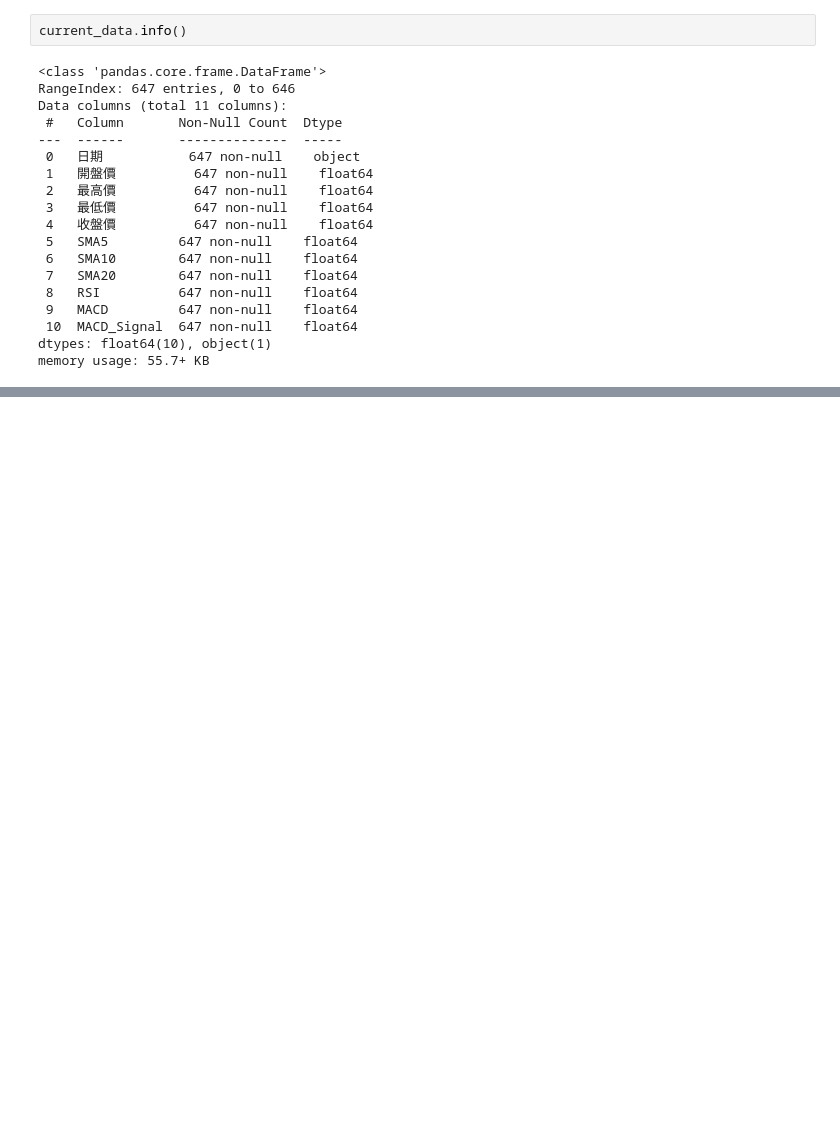
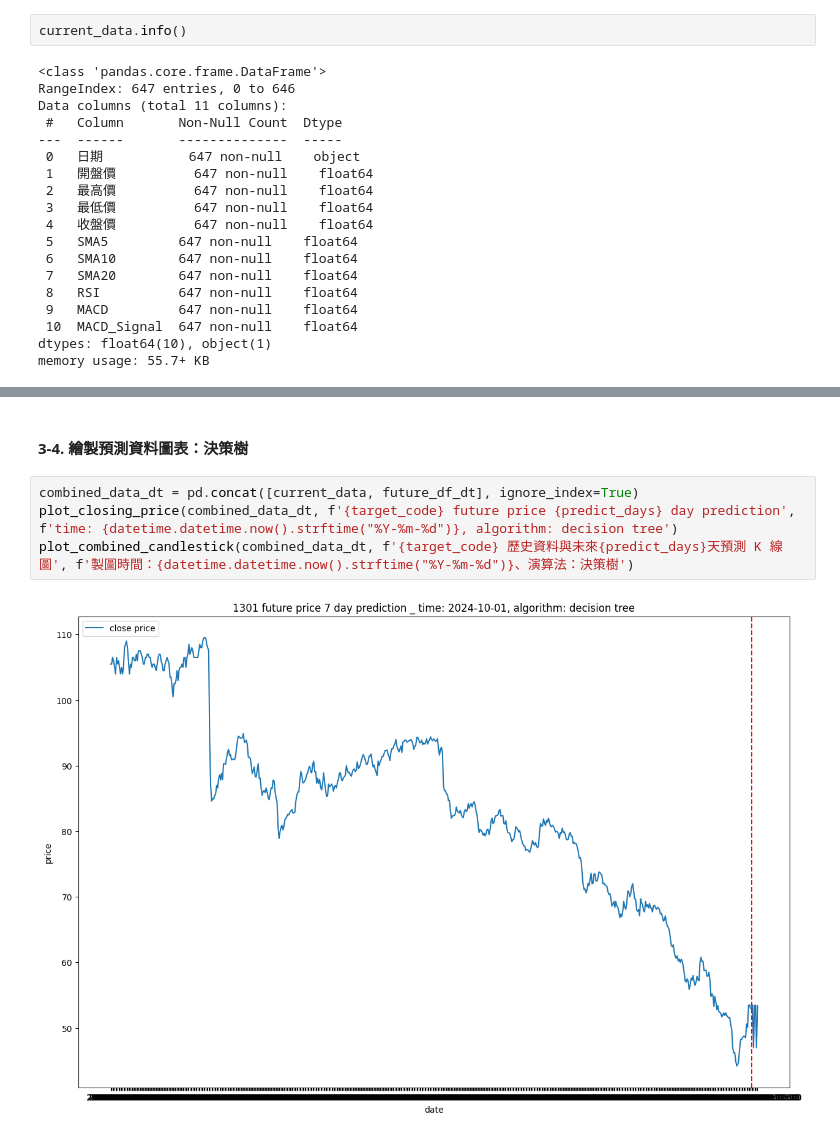
Before and after one commit to aki168/113-financial-big-data-analysis, a Jupyter notebook: week3.ipynb, the cells around one changed output, grey strips where cells are left out. Drawn from its saved outputs; the diff is of its cells as text; blank space fills up the shorter version.

```diff
--- a/week3.ipynb
+++ b/week3.ipynb
@@ -365,0 +444,8 @@ plot_combined_candlestick(combined_data, f'{target_code} 歷史資料與未來{p
+# %% [markdown]
+#### 3-4. 繪製預測資料圖表：決策樹
+# %%
+combined_data_dt = pd.concat([current_data, future_df_dt], ignore_index=True)
+plot_closing_price(combined_data_dt, f'{target_code} future price {predict_days} day prediction', f'time: {datetime.datetime.now().strftime("%Y-%m-%d")}, algorithm: decision tree')
+plot_combined_candlestick(combined_data_dt, f'{target_code} 歷史資料與未來{predict_days}天預測 K 線圖', f'製圖時間：{datetime.datetime.now().strftime("%Y-%m-%d")}、演算法：決策樹')
+# %% [output]
+[figure, added]
```
Also changed, not shown: parts of 19 cells of this notebook, 2 other files.
